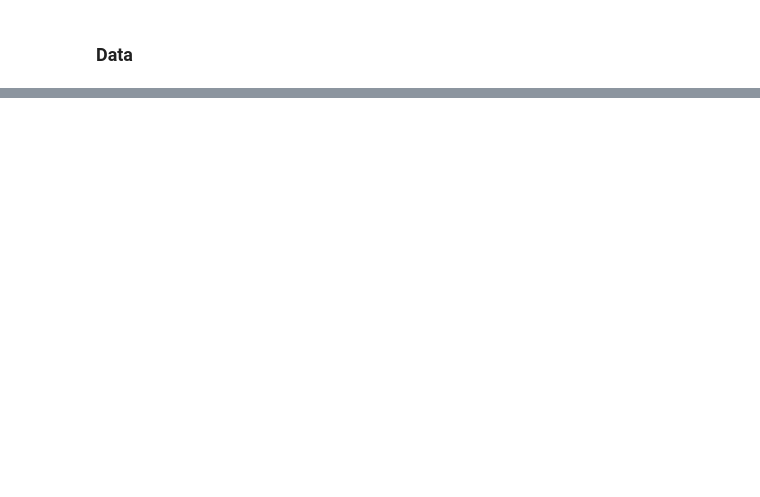
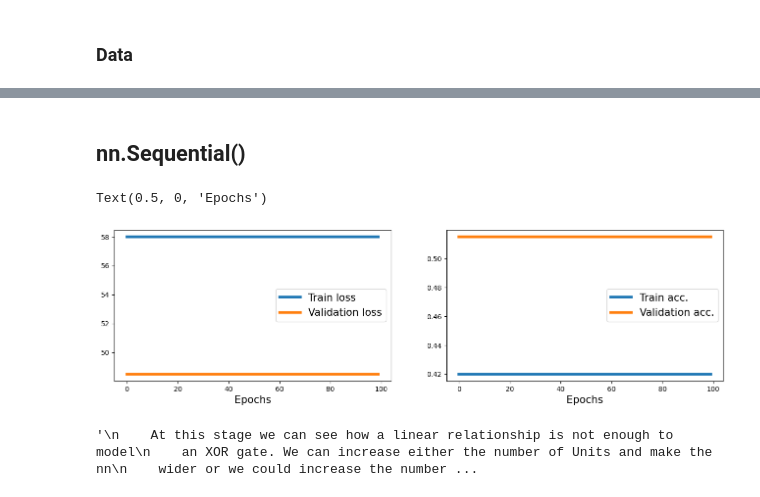
Before and after one commit to AhmedZeer/ml.py, a Jupyter notebook: noteBooks/13_PytorchMechanics/Untitled.ipynb, the cells around one changed output, grey strips where cells are left out. Drawn from its saved outputs; the diff is of its cells as text; code cells hidden in the pictures; blank space fills up the shorter version.

```diff
--- a/noteBooks/13_PytorchMechanics/Untitled.ipynb
+++ b/noteBooks/13_PytorchMechanics/Untitled.ipynb
@@ -32,6 +40,8 @@ td_train = TensorDataset( x_train, y_train )
 # %%
 batch_size = 2
 dl_train = DataLoader( dataset=td_train, batch_size=batch_size, shuffle=True )
+# %% [markdown]
+## nn.Sequential()
 # %%
 model = nn.Sequential(
     nn.Linear(2,1),
@@ -39,5 +49,5 @@ model = nn.Sequential(
 )
 # %%
 loss_f = nn.BCELoss()
-optim  = torch.optim.SGD( lr=0.01, params=model.parameters() )
+optim  = torch.optim.SGD( lr=0.001, params=model.parameters() )
 # %%
@@ -57,0 +81,31 @@ def train( model, x_val, y_val, dl, n_epochs ):
+# %%
+history = train(model, 100, dl_train, x_valid, y_valid )
+# %%
+fig = plt.figure(figsize=(16, 4))
+ax = fig.add_subplot(1, 2, 1)
+plt.plot(history[0], lw=4)
+plt.plot(history[1], lw=4)
+plt.legend(['Train loss', 'Validation loss'], fontsize=15)
+ax.set_xlabel('Epochs', size=15)
+
+ax = fig.add_subplot(1, 2, 2)
+plt.plot(history[2], lw=4)
+plt.plot(history[3], lw=4)
+plt.legend(['Train acc.', 'Validation acc.'], fontsize=15)
+ax.set_xlabel('Epochs', size=15)
+# %% [output]
+Text(0.5, 0, 'Epochs')
+[figure, added]
+# %%
+'''
+    At this stage we can see how a linear relationship is not enough to model
+    an XOR gate. We can increase either the number of Units and make the nn
+    wider or we could increase the number of layers and make it deeper.
+    Each has its own consequenses.
+
+    With deeper models, fewer parameters are required to match the capacity
+    of an nn with more Units. However, by making the nn deeper, there is
+    a high risk of vanishing or overshooting gradients.
+'''
+# %% [output]
+'\n    At this stage we can see how a linear relationship is not enough to model\n    an XOR gate. We can increase either the number of Units and make the nn\n    wider or we could increase the number ...
```
Also changed, not shown: parts of 14 cells of this notebook, 5 other files.
